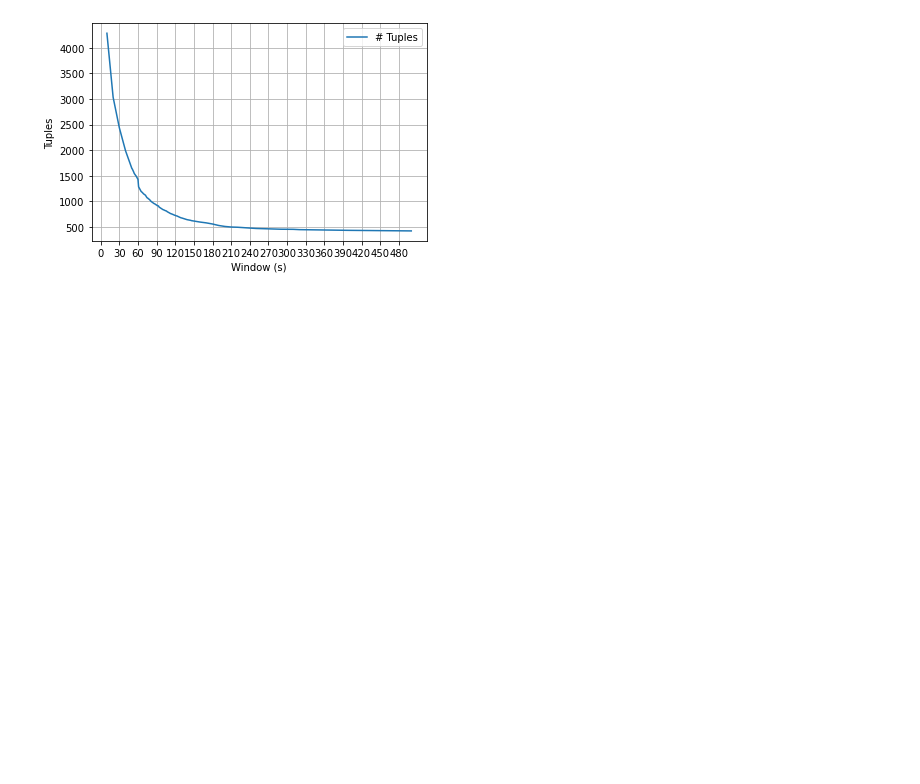
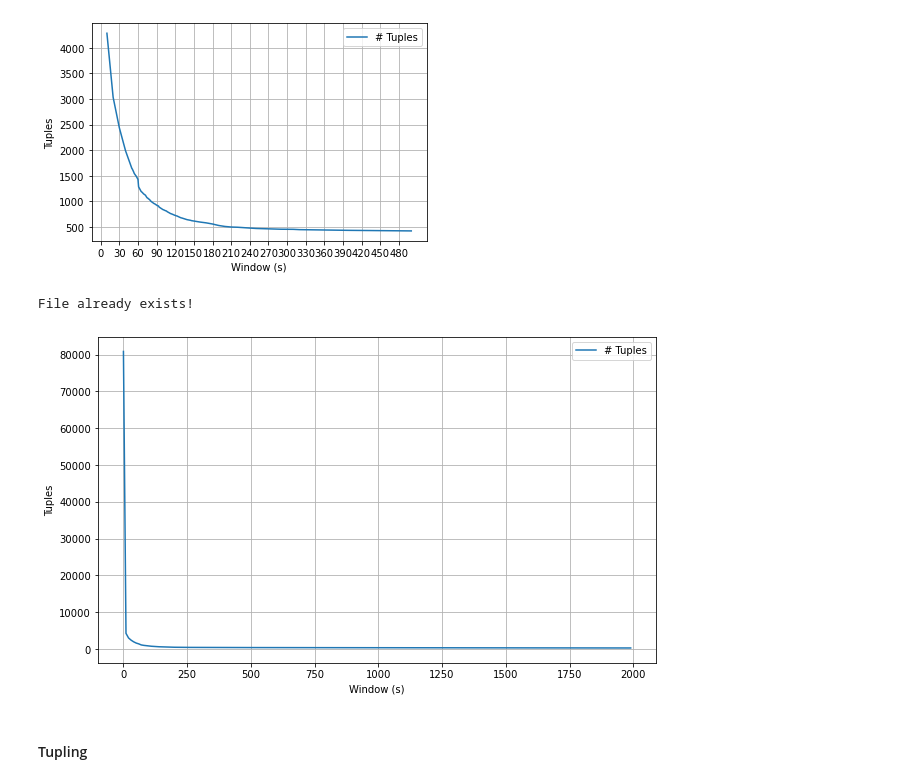
Before and after one commit to GuidoDC97/IE, a Jupyter notebook: Esercizio 5 FFDA/FFDA.ipynb, the cells around one changed output. Drawn from its saved outputs; the diff is of its cells as text; code cells hidden in the pictures; blank space fills up the shorter version.

```diff
--- a/Esercizio 5 FFDA/FFDA.ipynb
+++ b/Esercizio 5 FFDA/FFDA.ipynb
@@ -98,3 +100,24 @@ plt.grid()
 # %% [output]
 File already exists!
 [figure]
+# %%
+c_wins = np.arange(0,2000,10)
+
+filepath = 'Dataset/MercurySensitivityAcc.txt'
+sensitivity_analysis(df_mercury, c_wins, filepath)
+
+df_mercury_sensitivity = pd.read_csv(filepath, sep = ' ', names = ['Window', 'Tuples'])
+
+plt.figure(figsize=(10,6))
+
+plt.plot(df_mercury_sensitivity['Window'],df_mercury_sensitivity['Tuples'], label = '# Tuples')
+
+plt.xlabel('Window (s)')
+plt.ylabel('Tuples')
+plt.legend()
+plt.grid()
+# %% [output]
+File already exists!
+[figure, added]
+# %% [markdown]
+#### Tupling
```
Also changed, not shown: parts of 26 cells of this notebook.
